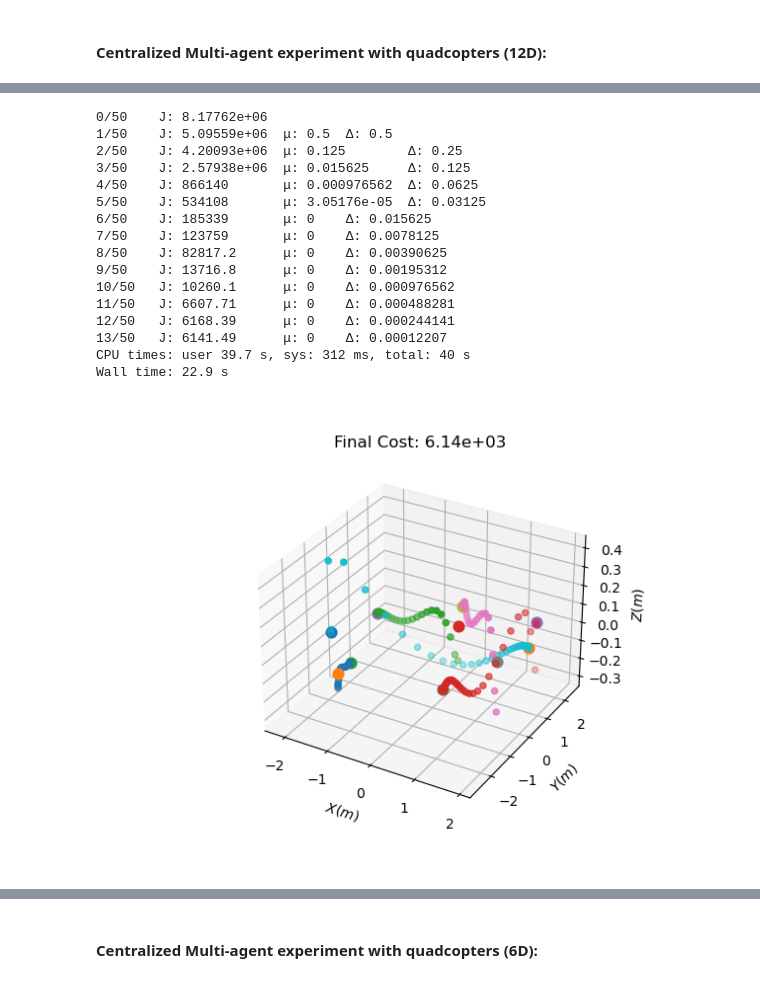
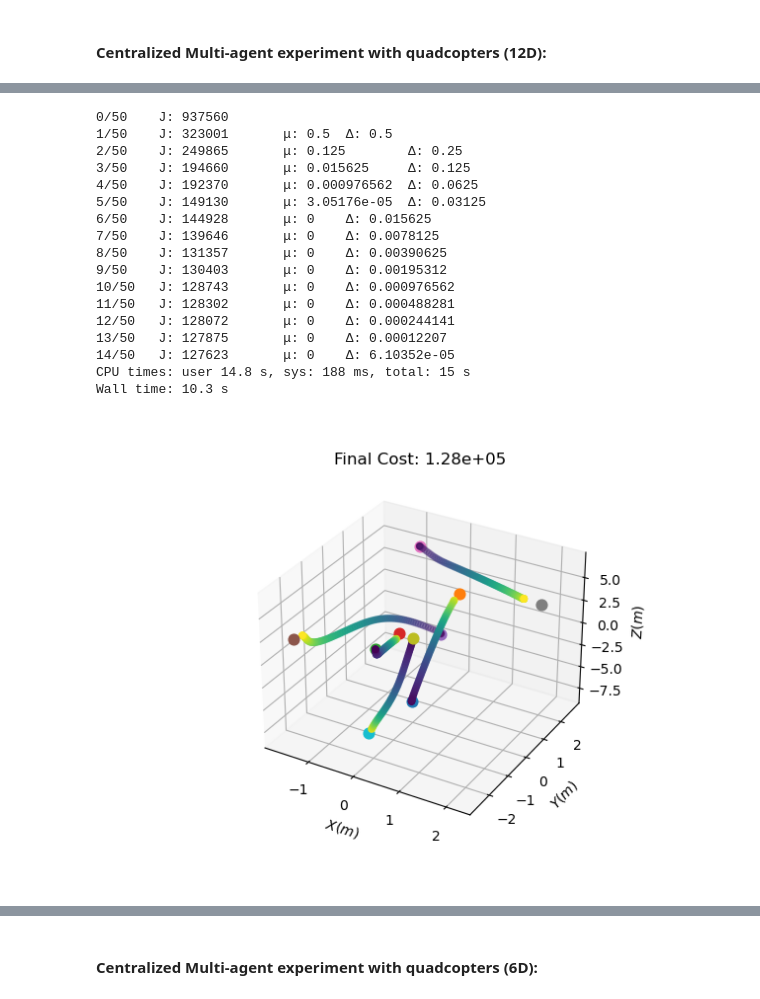
Before and after one commit to labicon/dp-ilqr, a Jupyter notebook: notebooks/main_Randy.ipynb, the cells around one changed output, grey strips where cells are left out. Drawn from its saved outputs; the diff is of its cells as text; code cells hidden in the pictures.

```diff
--- a/notebooks/main_Randy.ipynb
+++ b/notebooks/main_Randy.ipynb
@@ -383,7 +394,7 @@ n_states = 12
 n_controls = 4
 ENERGY = 10.0
 
-x0, x_goal = dec.random_setup(n_agents, n_states, is_rotation=False, min_sep=1.0, var=1.0)
+x0, x_goal = dec.random_setup(n_agents, n_states, is_rotation=False, n_d = 3)
 
 x_dims = [n_states] * n_agents
 u_dims = [n_controls] * n_agents
@@ -409,6 +420,6 @@ plt.draw()
 # %%
-dt = 0.05
-N = 50
+dt = 0.01
+N = 80
 tol = 1e-3
 ids = [100 + i for i in range(n_agents)]
 
@@ -432,33 +443,34 @@ prob = dec.ilqrProblem(dynamics, game_cost)
 # %%
 %%time
 # %%prun
 ilqr = dec.ilqrSolver(prob, N)
 t0 = pc()
 
 X, U, J = ilqr.solve(x0, tol=tol)
 
 plt.clf()
 fig = plt.figure()
 ax = fig.add_subplot(projection='3d')
-plot_solve_quad(X, J, x_goal, x_dims)
+plot_solve_quad(X, J, x_goal, ax, x_dims)
 # %% [output]
-0/50    J: 8.17762e+06
-1/50    J: 5.09559e+06  μ: 0.5  Δ: 0.5
-2/50    J: 4.20093e+06  μ: 0.125        Δ: 0.25
-3/50    J: 2.57938e+06  μ: 0.015625     Δ: 0.125
-4/50    J: 866140       μ: 0.000976562  Δ: 0.0625
-5/50    J: 534108       μ: 3.05176e-05  Δ: 0.03125
-6/50    J: 185339       μ: 0    Δ: 0.015625
-7/50    J: 123759       μ: 0    Δ: 0.0078125
-8/50    J: 82817.2      μ: 0    Δ: 0.00390625
-9/50    J: 13716.8      μ: 0    Δ: 0.00195312
-10/50   J: 10260.1      μ: 0    Δ: 0.000976562
-11/50   J: 6607.71      μ: 0    Δ: 0.000488281
-12/50   J: 6168.39      μ: 0    Δ: 0.000244141
-13/50   J: 6141.49      μ: 0    Δ: 0.00012207
-CPU times: user 39.7 s, sys: 312 ms, total: 40 s
-Wall time: 22.9 s
+0/50    J: 937560
+1/50    J: 323001       μ: 0.5  Δ: 0.5
+2/50    J: 249865       μ: 0.125        Δ: 0.25
+3/50    J: 194660       μ: 0.015625     Δ: 0.125
+4/50    J: 192370       μ: 0.000976562  Δ: 0.0625
+5/50    J: 149130       μ: 3.05176e-05  Δ: 0.03125
+6/50    J: 144928       μ: 0    Δ: 0.015625
+7/50    J: 139646       μ: 0    Δ: 0.0078125
+8/50    J: 131357       μ: 0    Δ: 0.00390625
+9/50    J: 130403       μ: 0    Δ: 0.00195312
+10/50   J: 128743       μ: 0    Δ: 0.000976562
+11/50   J: 128302       μ: 0    Δ: 0.000488281
+12/50   J: 128072       μ: 0    Δ: 0.000244141
+13/50   J: 127875       μ: 0    Δ: 0.00012207
+14/50   J: 127623       μ: 0    Δ: 6.10352e-05
+CPU times: user 14.8 s, sys: 188 ms, total: 15 s
+Wall time: 10.3 s
-[figure, old version]
+[figure, new version]
 # %%
 """It turns out that the Euler angles are not smooth (there are sharp turns) at some horizon:"""
 plt.figure()
```
Also changed, not shown: parts of 6 cells of this notebook.
